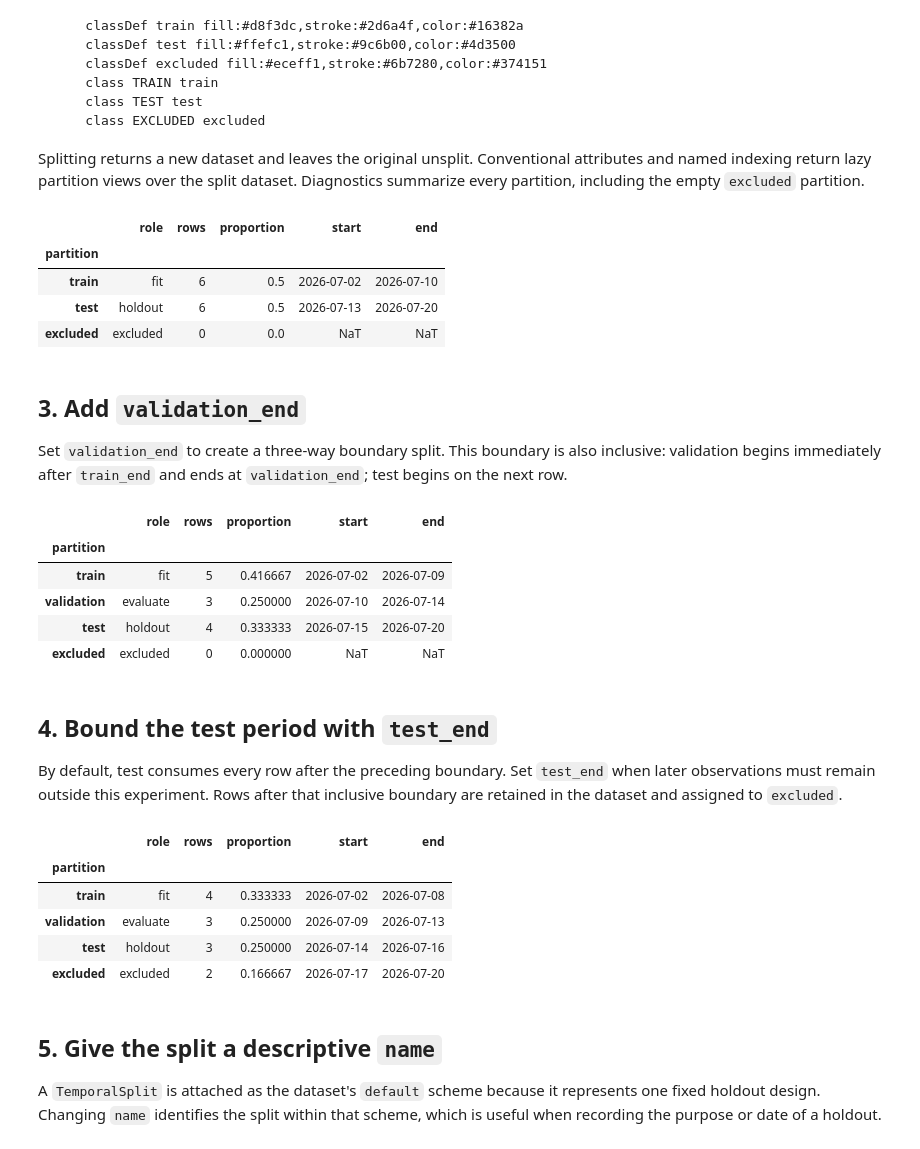
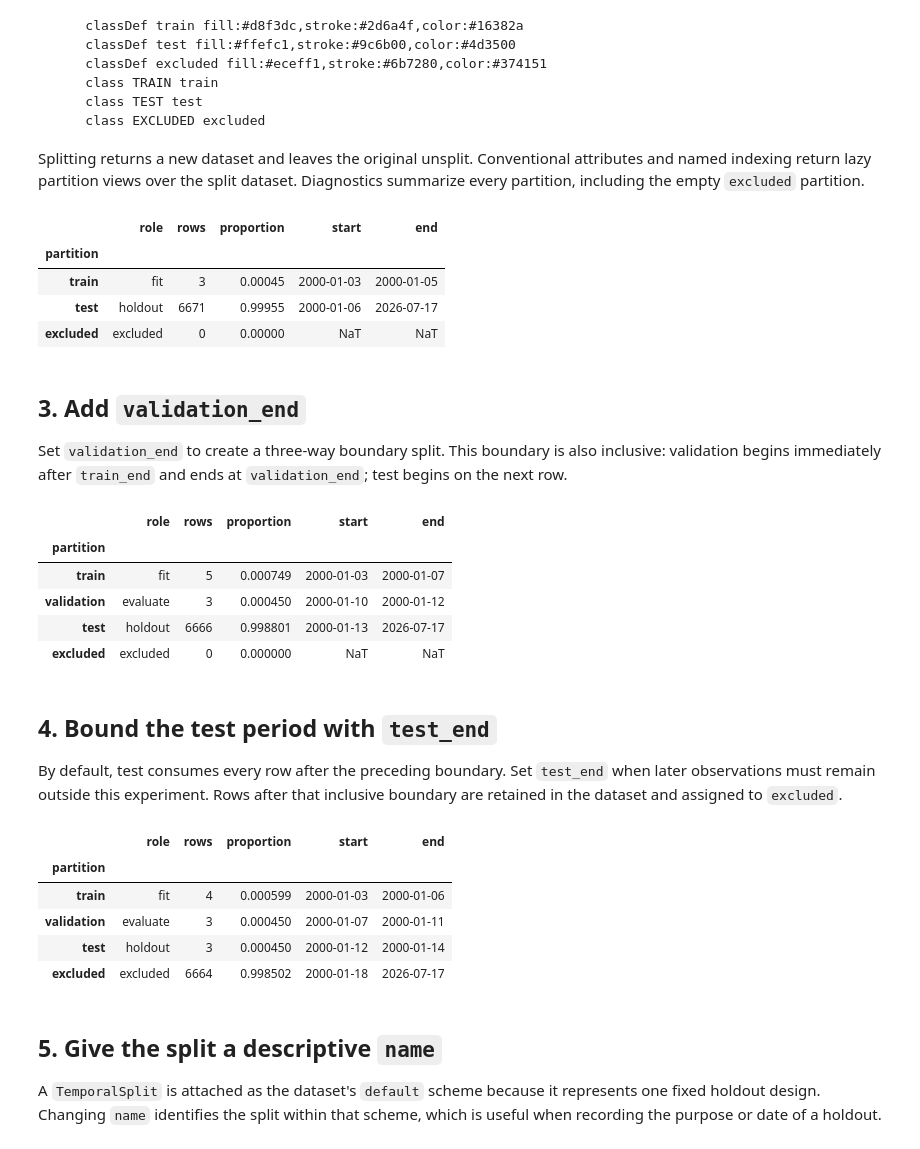
Before and after one commit to quantbert/qrt, a Jupyter notebook: docs/dataset/temporal_split.ipynb, the cells around one changed output. Drawn from its saved outputs; the diff is of its cells as text; code cells hidden in the pictures.

```diff
--- a/docs/dataset/temporal_split.ipynb
+++ b/docs/dataset/temporal_split.ipynb
@@ -15,10 +15,15 @@ A temporal split needs only an ordered `Dataset`. Targets, sample weights, and r
 # %%
 import qrt as q
 # %%
-spy = q.data.datasets.load("spy").tail(12) # Just load last 12 rows of the SPY dataset for demonstration purposes.
-dataset = q.dataset.Dataset(X=spy[["close"]])
+spy = q.data.datasets.load("spy")
+labels = q.label.fixed_horizon(spy["close"], 1)
+
+dataset = q.dataset.Dataset(
+    X=spy.loc[labels.index, ["close"]],
+    y=labels,
+)
 
 assert dataset.index.is_monotonic_increasing # We ensure that the index is sorted in increasing order, which is important for temporal datasets.
-assert not dataset.is_split # We ensure that the dataset is not split yet, as we will perform a temporal split next.
-dataset.X
+
+labels
 # %% [output]
@@ -128,16 +122,13 @@ flowchart LR
 
 Splitting returns a new dataset and leaves the original unsplit. Conventional attributes and named indexing return lazy partition views over the split dataset. Diagnostics summarize every partition, including the empty `excluded` partition.
 # %%
-assert basic["train"].index.equals(basic.train.index)
-assert basic["test"].index.equals(basic.test.index)
-
 q.dataset.split_diagnostics(basic, "default")
 # %% [output]
 |  | role | rows | proportion | start | end |
 | partition |  |  |  |  |  |
-| train | fit | 6 | 0.5 | 2026-07-02 | 2026-07-10 |
-| test | holdout | 6 | 0.5 | 2026-07-13 | 2026-07-20 |
-| excluded | excluded | 0 | 0.0 | NaT | NaT |
+| train | fit | 3 | 0.00045 | 2000-01-03 | 2000-01-05 |
+| test | holdout | 6671 | 0.99955 | 2000-01-06 | 2026-07-17 |
+| excluded | excluded | 0 | 0.00000 | NaT | NaT |
 # %% [markdown]
 ## 3. Add `validation_end`
 
@@ -151,15 +142,13 @@ three_way = dataset.split(
     )
 )
 
-assert three_way.validation.index.max() == validation_end
-assert three_way.test.index.min() > validation_end
 q.dataset.split_diagnostics(three_way, "default")
 # %% [output]
 |  | role | rows | proportion | start | end |
 | partition |  |  |  |  |  |
-| train | fit | 5 | 0.416667 | 2026-07-02 | 2026-07-09 |
-| validation | evaluate | 3 | 0.250000 | 2026-07-10 | 2026-07-14 |
-| test | holdout | 4 | 0.333333 | 2026-07-15 | 2026-07-20 |
+| train | fit | 5 | 0.000749 | 2000-01-03 | 2000-01-07 |
+| validation | evaluate | 3 | 0.000450 | 2000-01-10 | 2000-01-12 |
+| test | holdout | 6666 | 0.998801 | 2000-01-13 | 2026-07-17 |
 | excluded | excluded | 0 | 0.000000 | NaT | NaT |
 # %% [markdown]
 ## 4. Bound the test period with `test_end`
@@ -168,23 +157,21 @@ By default, test consumes every row after the preceding boundary. Set `test_end`
 # %%
 test_end = dataset.index[9]
 bounded = dataset.split(
     q.dataset.TemporalSplit(
         train_end=dataset.index[3],
         validation_end=dataset.index[6],
         test_end=test_end,
     )
 )
 
-assert bounded.test.index.max() == test_end
-assert bounded.partition("excluded").index.tolist() == dataset.index[10:].tolist()
 q.dataset.split_diagnostics(bounded, "default")
 # %% [output]
 |  | role | rows | proportion | start | end |
 | partition |  |  |  |  |  |
-| train | fit | 4 | 0.333333 | 2026-07-02 | 2026-07-08 |
-| validation | evaluate | 3 | 0.250000 | 2026-07-09 | 2026-07-13 |
-| test | holdout | 3 | 0.250000 | 2026-07-14 | 2026-07-16 |
-| excluded | excluded | 2 | 0.166667 | 2026-07-17 | 2026-07-20 |
+| train | fit | 4 | 0.000599 | 2000-01-03 | 2000-01-06 |
+| validation | evaluate | 3 | 0.000450 | 2000-01-07 | 2000-01-11 |
+| test | holdout | 3 | 0.000450 | 2000-01-12 | 2000-01-14 |
+| excluded | excluded | 6664 | 0.998502 | 2000-01-18 | 2026-07-17 |
 # %% [markdown]
 ## 5. Give the split a descriptive `name`
 
```
Also changed, not shown: parts of 5 cells of this notebook, 4 other files.
